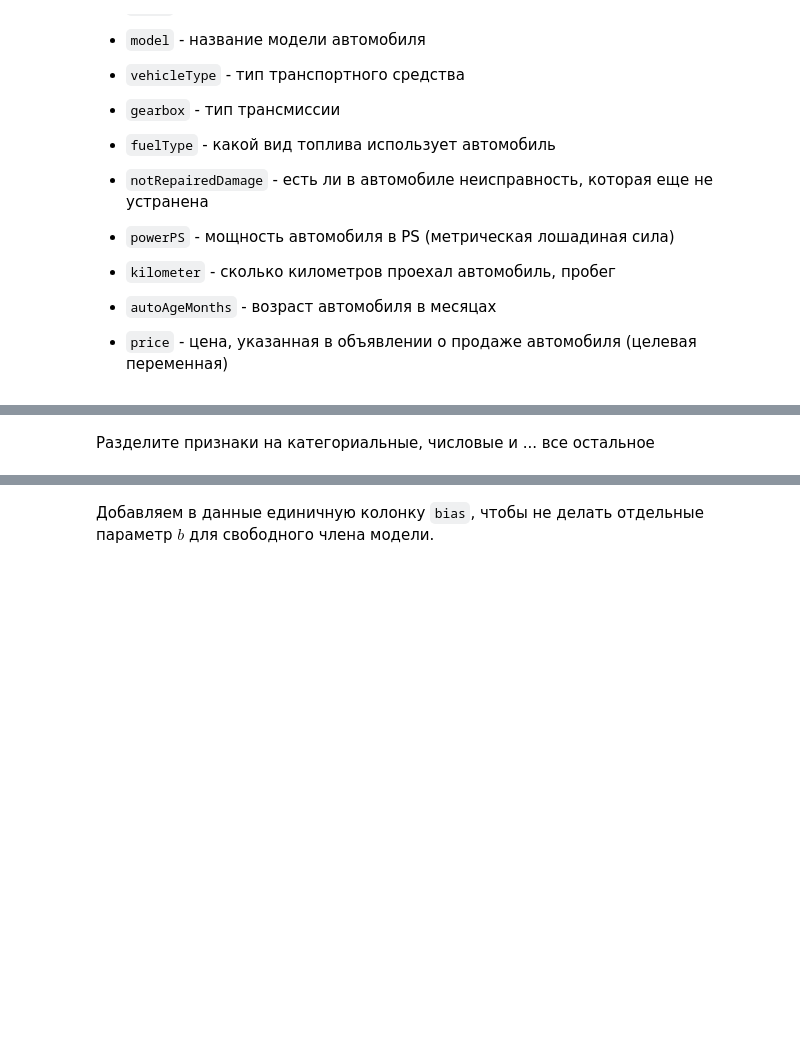
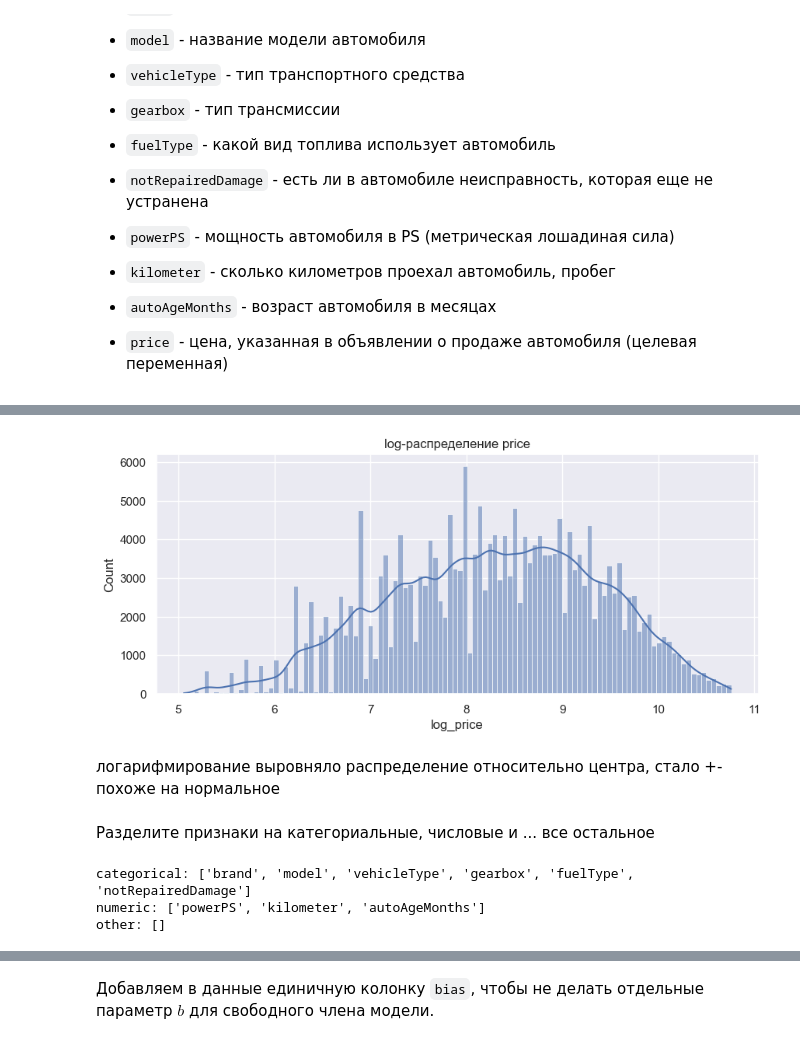
Before and after one commit to tkonyashkin/ml-course-hse, a Jupyter notebook: ml1-2026-spring/homework-practice/homework-practice-02-gd/homework-practice-02-gd.ipynb, the cells around one changed output, grey strips where cells are left out. Cells and saved outputs as stored; diff of their text form; code cells hidden in the pictures; blank space fills up the shorter version.

```diff
--- a/ml1-2026-spring/homework-practice/homework-practice-02-gd/homework-practice-02-gd.ipynb
+++ b/ml1-2026-spring/homework-practice/homework-practice-02-gd/homework-practice-02-gd.ipynb
@@ -536,3 +656,16 @@ data.head()
+# %%
+data['log_price'] = np.log1p(data['price'])
+data = data.drop(columns=['price'])
+# %%
+plt.figure(figsize=(10, 4))
+sns.histplot(data['log_price'], bins=110, kde=True)
+plt.title('log-распределение price')
+plt.xlabel('log_price')
+plt.show()
+# %% [output]
+[figure, added]
+# %% [markdown]
+логарифмирование выровняло распределение относительно центра, стало +- похоже на нормальное
 # %% [markdown]
 Разделите признаки на категориальные, числовые и ... все остальное
 # %%
@@ -543,0 +685,8 @@ other = []
+# %%
+print('categorical:', categorical)
+print('numeric:', numeric)
+print('other:', other)
+# %% [output]
+categorical: ['brand', 'model', 'vehicleType', 'gearbox', 'fuelType', 'notRepairedDamage']
+numeric: ['powerPS', 'kilometer', 'autoAgeMonths']
+other: []
```
Also changed, not shown: parts of 40 cells of this notebook, 2 other files.
